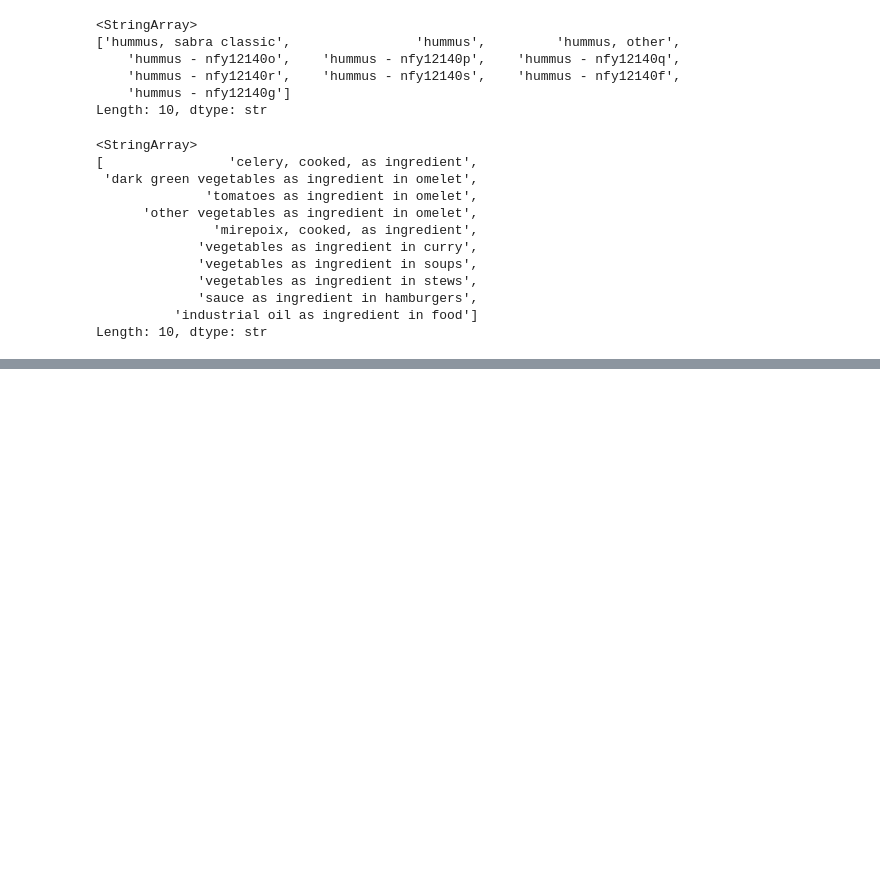
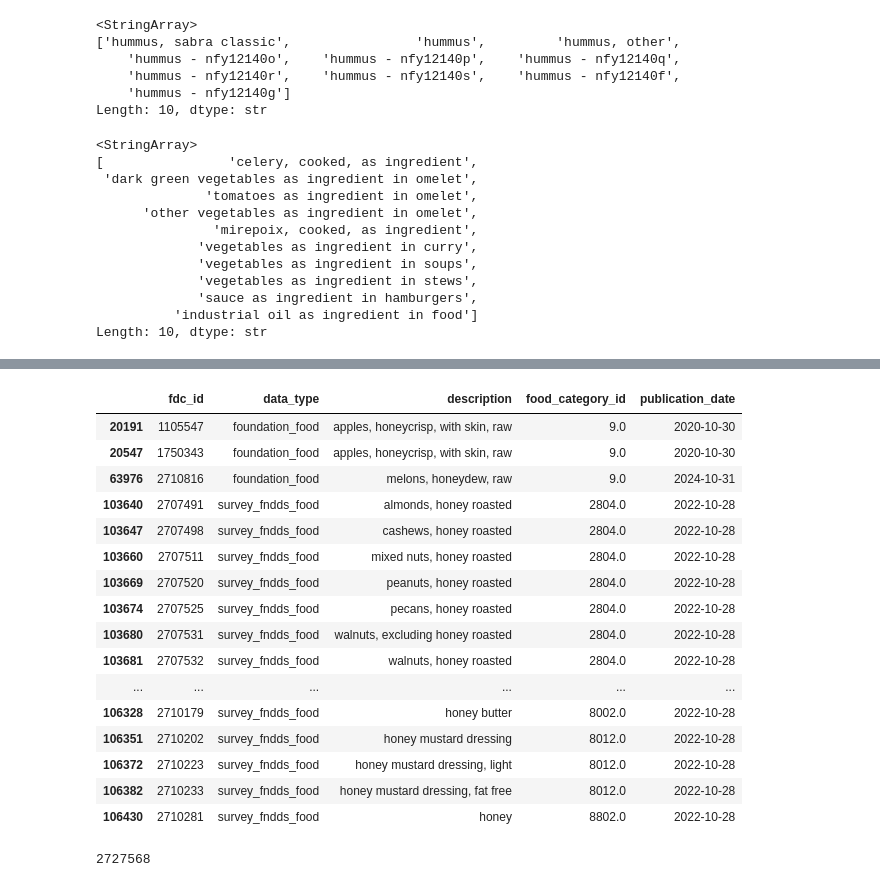
Before and after one commit to developer-austine/snackazam, a Jupyter notebook: data_exploration/usda_food_data_exploration.ipynb, the cells around one changed output, grey strips where cells are left out. Cells and saved outputs as stored; diff of their text form; code cells hidden in the pictures; blank space fills up the shorter version.

```diff
--- a/data_exploration/usda_food_data_exploration.ipynb
+++ b/data_exploration/usda_food_data_exploration.ipynb
@@ -100,0 +214,5 @@ Length: 10, dtype: str
+# %%
+# Foundation food is the ground truth for a certain type of food, excludes some detail about the food
+# E.g the data_type foundation_food for chicken with the original unique ID for chicken
+foundation_food = food[(food["data_type"] == "foundation_food") | (food["data_type"] == "survey_fndds_food")]
+len(foundation_food)
@@ -100,0 +529,24 @@ Length: 10, dtype: str
+# %%
+foundation_food[foundation_food["description"].str.contains("honey")]
+# %% [output]
+|  | fdc_id | data_type | description | food_category_id | publication_date |
+| 20191 | 1105547 | foundation_food | apples, honeycrisp, with skin, raw | 9.0 | 2020-10-30 |
+| 20547 | 1750343 | foundation_food | apples, honeycrisp, with skin, raw | 9.0 | 2020-10-30 |
+| 63976 | 2710816 | foundation_food | melons, honeydew, raw | 9.0 | 2024-10-31 |
+| 103640 | 2707491 | survey_fndds_food | almonds, honey roasted | 2804.0 | 2022-10-28 |
+| 103647 | 2707498 | survey_fndds_food | cashews, honey roasted | 2804.0 | 2022-10-28 |
+| 103660 | 2707511 | survey_fndds_food | mixed nuts, honey roasted | 2804.0 | 2022-10-28 |
+| 103669 | 2707520 | survey_fndds_food | peanuts, honey roasted | 2804.0 | 2022-10-28 |
+| 103674 | 2707525 | survey_fndds_food | pecans, honey roasted | 2804.0 | 2022-10-28 |
+| 103680 | 2707531 | survey_fndds_food | walnuts, excluding honey roasted | 2804.0 | 2022-10-28 |
+| 103681 | 2707532 | survey_fndds_food | walnuts, honey roasted | 2804.0 | 2022-10-28 |
+| ... | ... | ... | ... | ... | ... |
+| 106328 | 2710179 | survey_fndds_food | honey butter | 8002.0 | 2022-10-28 |
+| 106351 | 2710202 | survey_fndds_food | honey mustard dressing | 8012.0 | 2022-10-28 |
+| 106372 | 2710223 | survey_fndds_food | honey mustard dressing, light | 8012.0 | 2022-10-28 |
+| 106382 | 2710233 | survey_fndds_food | honey mustard dressing, fat free | 8012.0 | 2022-10-28 |
+| 106430 | 2710281 | survey_fndds_food | honey | 8802.0 | 2022-10-28 |
+# %%
+chicken_wing_id
+# %% [output]
+2727568
```
Also changed, not shown: parts of 45 cells of this notebook, 1 other file.
